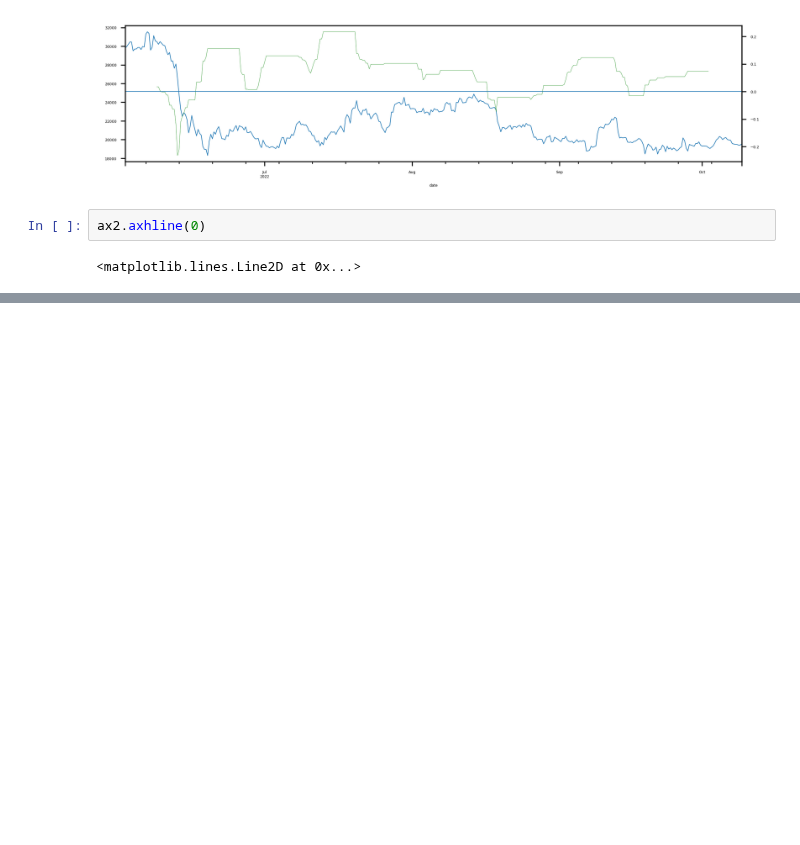
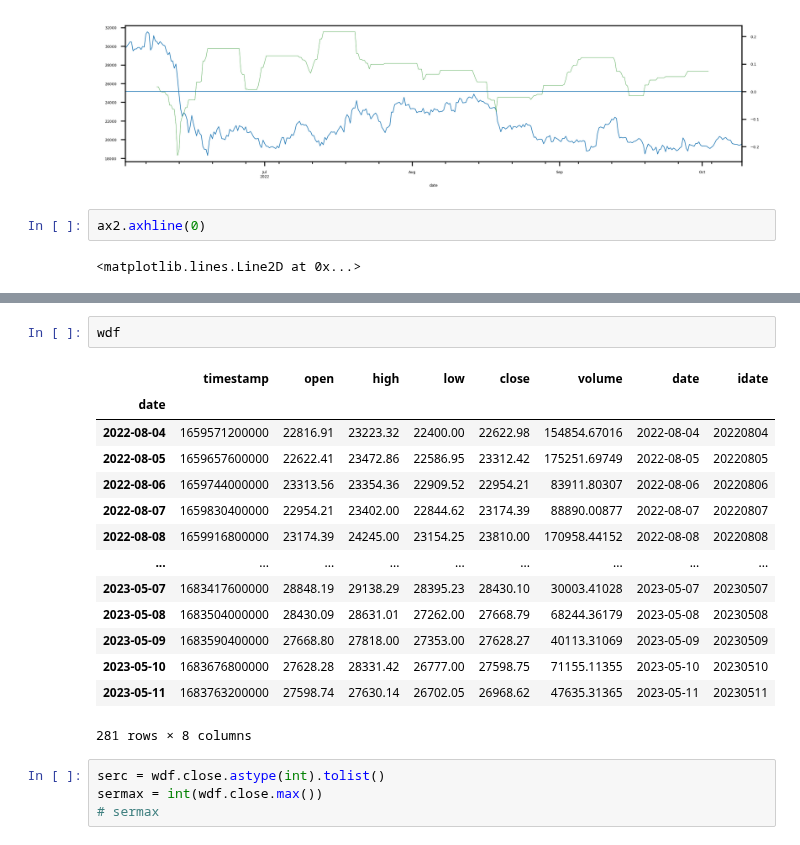
Before and after one commit to petarkabashki/pk-crypto-tools, a Jupyter notebook: MiniZinc/experiments.ipynb, the cells around one changed output, grey strips where cells are left out. Saved outputs shown, nothing was run; the diff lists cells and outputs as text; blank space fills up the shorter version.

```diff
--- a/MiniZinc/experiments.ipynb
+++ b/MiniZinc/experiments.ipynb
@@ -948,0 +1021,21 @@ ax2.axhline(0)
+# %%
+wdf
+# %% [output]
+|  | timestamp | open | high | low | close | volume | date | idate |
+| date |  |  |  |  |  |  |  |  |
+| 2022-08-04 | 1659571200000 | 22816.91 | 23223.32 | 22400.00 | 22622.98 | 154854.67016 | 2022-08-04 | 20220804 |
+| 2022-08-05 | 1659657600000 | 22622.41 | 23472.86 | 22586.95 | 23312.42 | 175251.69749 | 2022-08-05 | 20220805 |
+| 2022-08-06 | 1659744000000 | 23313.56 | 23354.36 | 22909.52 | 22954.21 | 83911.80307 | 2022-08-06 | 20220806 |
+| 2022-08-07 | 1659830400000 | 22954.21 | 23402.00 | 22844.62 | 23174.39 | 88890.00877 | 2022-08-07 | 20220807 |
+| 2022-08-08 | 1659916800000 | 23174.39 | 24245.00 | 23154.25 | 23810.00 | 170958.44152 | 2022-08-08 | 20220808 |
+| ... | ... | ... | ... | ... | ... | ... | ... | ... |
+| 2023-05-07 | 1683417600000 | 28848.19 | 29138.29 | 28395.23 | 28430.10 | 30003.41028 | 2023-05-07 | 20230507 |
+| 2023-05-08 | 1683504000000 | 28430.09 | 28631.01 | 27262.00 | 27668.79 | 68244.36179 | 2023-05-08 | 20230508 |
+| 2023-05-09 | 1683590400000 | 27668.80 | 27818.00 | 27353.00 | 27628.27 | 40113.31069 | 2023-05-09 | 20230509 |
+| 2023-05-10 | 1683676800000 | 27628.28 | 28331.42 | 26777.00 | 27598.75 | 71155.11355 | 2023-05-10 | 20230510 |
+| 2023-05-11 | 1683763200000 | 27598.74 | 27630.14 | 26702.05 | 26968.62 | 47635.31365 | 2023-05-11 | 20230511 |
+281 rows × 8 columns
+# %%
+serc = wdf.close.astype(int).tolist()
+sermax = int(wdf.close.max())
+# sermax
```
Also changed, not shown: parts of 20 cells of this notebook, 7 other files.
